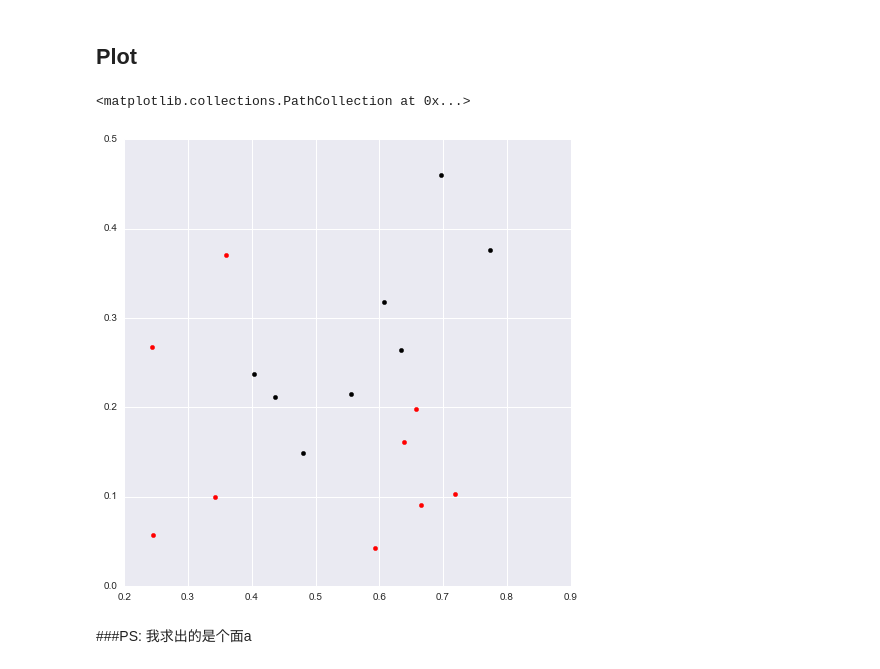
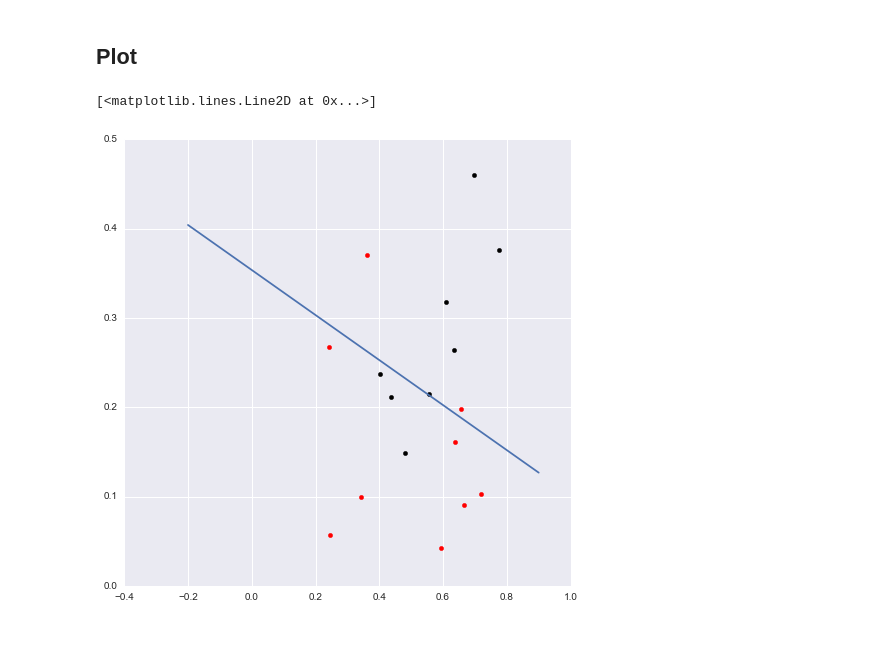
Before and after one commit to xpgeng/exercises_of_machine_learning, a Jupyter notebook: Logistic_regression/Logistic_regression.ipynb, the cells around one changed output. Saved outputs shown, nothing was run; the diff lists cells and outputs as text; code cells hidden in the pictures; blank space fills up the shorter version.

```diff
--- a/Logistic_regression/Logistic_regression.ipynb
+++ b/Logistic_regression/Logistic_regression.ipynb
@@ -104,18 +104,16 @@ for i in range(iteration):
 # %% [markdown]
 ## Plot
 # %%
-x = np.linspace(-5,5,1000)
+x = np.linspace(-0.2, 0.9, 1000)
-# %%
-def f(x):
-    return
+# %%
+def f(omiga0, x):
+    return (-omiga0[0]/omiga0[1])*x - omiga0[2]/omiga0[1]
 # %%
 fig, ax = plt.subplots(figsize=(8,8))
 
 ax.scatter(df[df['Good_melon']==1.0]['Density'], df[df['Good_melon']==1.0]['Sugar_content'], color='k' )
 ax.scatter(df[df['Good_melon']==0.0]['Density'], df[df['Good_melon']==0.0]['Sugar_content'], color='r' )
-ax.plot()
+ax.plot(x, f(omiga0, x))
 # %% [output]
-<matplotlib.collections.PathCollection at 0x...>
+[<matplotlib.lines.Line2D at 0x...>]
-[figure, old version]
+[figure, new version]
-# %% [markdown]
-###PS: 我求出的是个面a
```
Also changed, not shown: parts of 1 cell of this notebook.
